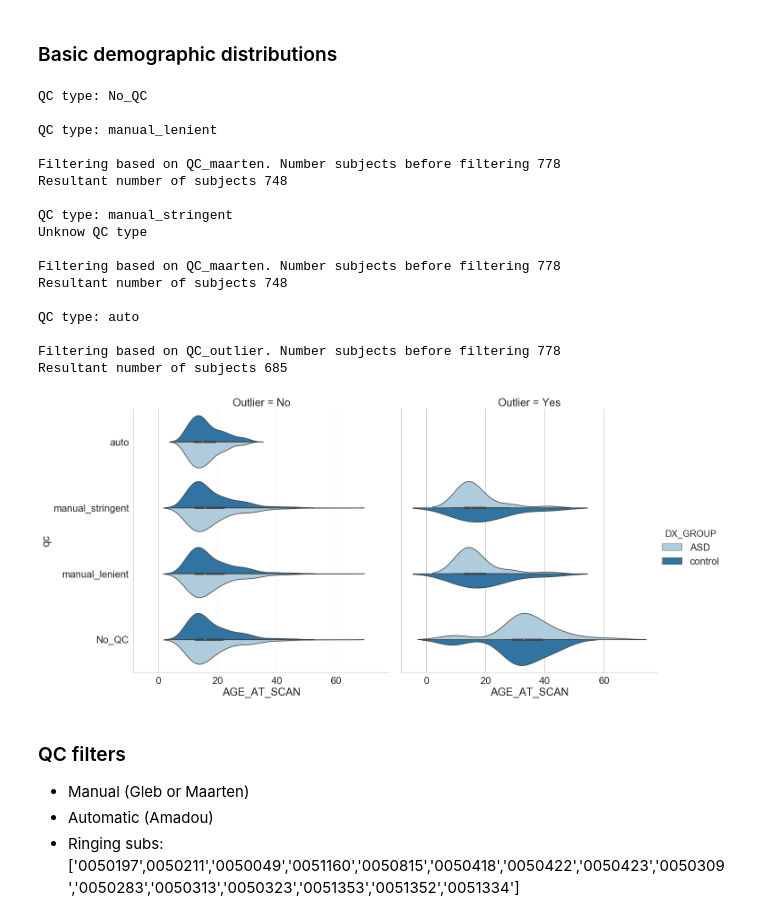
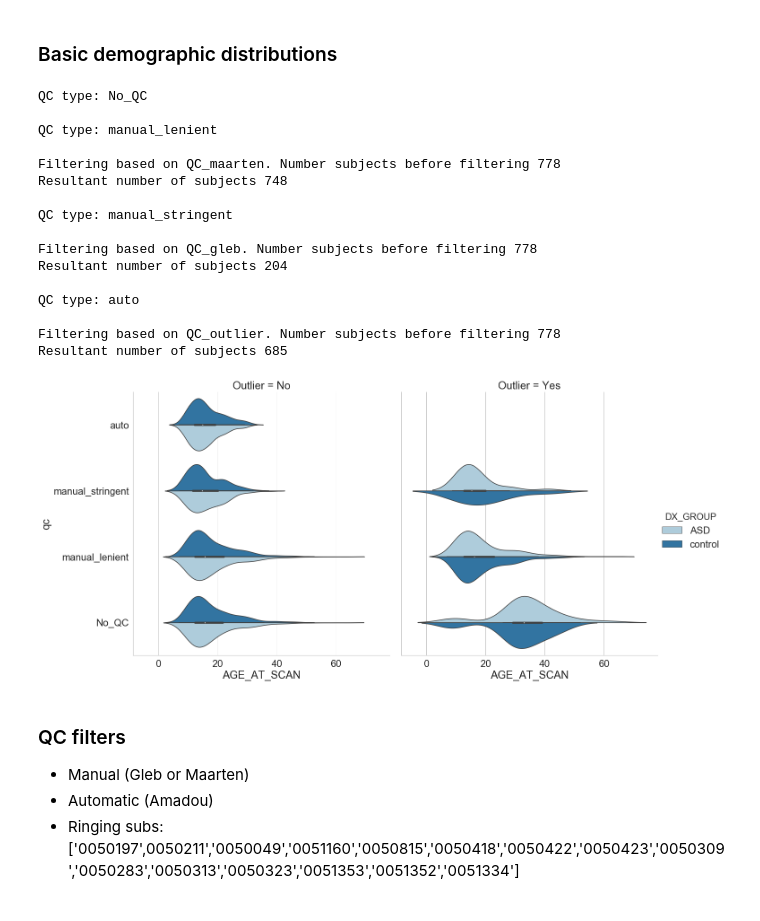
Before and after one commit to neurodatascience/compare-surf-tools, a Jupyter notebook: notebooks/run_software_comparisons.ipynb, the cells around one changed output. Saved outputs shown, nothing was run; the diff lists cells and outputs as text; code cells hidden in the pictures.

```diff
--- a/notebooks/run_software_comparisons.ipynb
+++ b/notebooks/run_software_comparisons.ipynb
@@ -190,7 +190,7 @@ for qc in qc_list:
         if qc == 'manual_lenient':
             qc_df = pd.read_csv(manual_outlier_file, dtype={'SubjID': int})
             qc_criterion = ('QC_maarten',[0]) # keep subs
-        elif qc == 'manual_stringnent':
+        elif qc == 'manual_stringent':
             qc_df = pd.read_csv(manual_outlier_file, dtype={'SubjID': int})
             qc_criterion = ('QC_gleb',['1','-+1']) # keep subs
         elif qc == 'auto':
@@ -210,39 +210,38 @@ for qc in qc_list:
 
     filtered_subs = filtered_df[subject_ID_col].unique()
 
     parc_df['Outlier'] = np.tile('Yes',len(parc_df))
     parc_df.loc[parc_df[subject_ID_col].isin(filtered_subs),'Outlier'] = 'No'
     parc_df['qc'] = np.tile(qc,len(parc_df))
     demo_df_concat = demo_df_concat.append(parc_df[covar_list+['qc','Outlier']])
 
 plot_df = demo_df_concat
 plot_df['DX_GROUP'] = plot_df['DX_GROUP'].replace({0:'control', 1:'ASD'})
 plot_df['SEX'] = plot_df['SEX'].replace({0:'M', 1:'F'})
 
 sns.set(font_scale=2)
-
+palette="Paired"
 with sns.axes_style("whitegrid"):
     sns.catplot(x="AGE_AT_SCAN", y="qc", hue="DX_GROUP", kind="violin", split=True, height=10, aspect=1,
-                col='Outlier', palette="Paired", data=plot_df);
+                col='Outlier', palette=palette, data=plot_df);
 # %% [output]
 QC type: No_QC
 
 QC type: manual_lenient
 
 Filtering based on QC_maarten. Number subjects before filtering 778
 Resultant number of subjects 748
 
 QC type: manual_stringent
-Unknow QC type
 
-Filtering based on QC_maarten. Number subjects before filtering 778
-Resultant number of subjects 748
+Filtering based on QC_gleb. Number subjects before filtering 778
+Resultant number of subjects 204
 
 QC type: auto
 
 Filtering based on QC_outlier. Number subjects before filtering 778
 Resultant number of subjects 685
-[figure, old version]
+[figure, new version]
 # %% [markdown]
 ### QC filters
 - Manual (Gleb or Maarten)
```
Also changed, not shown: parts of 8 cells of this notebook, 2 other files.
